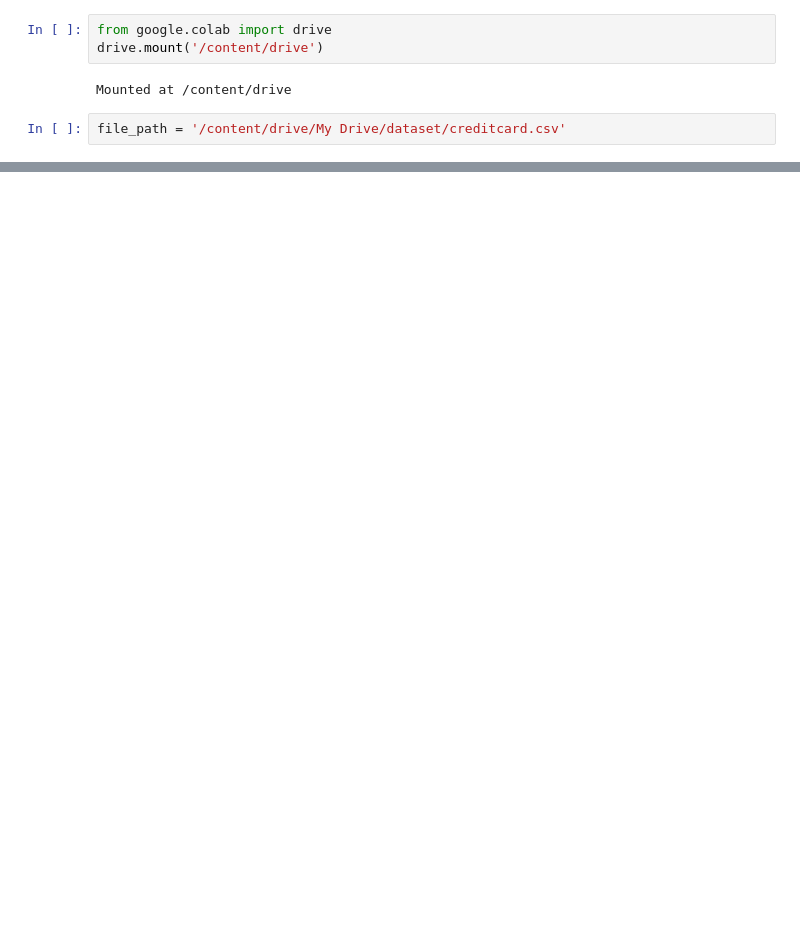
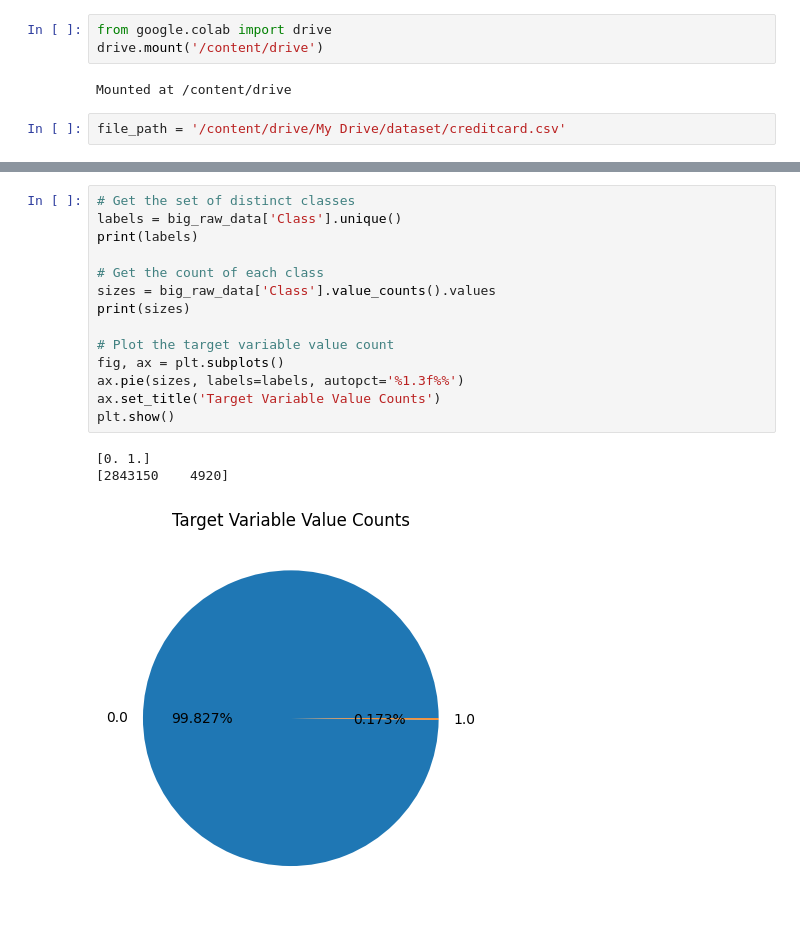
Before and after one commit to surajBR7/credit_card_fraud_detection, a Jupyter notebook: CCFD.ipynb, the cells around one changed output, grey strips where cells are left out. Drawn from its saved outputs; the diff is of its cells as text; blank space fills up the shorter version.

```diff
--- a/CCFD.ipynb
+++ b/CCFD.ipynb
@@ -22 +93,19 @@ df.head(5)
 5 rows × 31 columns
+# %%
+# Get the set of distinct classes
+labels = big_raw_data['Class'].unique()
+print(labels)
+
+# Get the count of each class
+sizes = big_raw_data['Class'].value_counts().values
+print(sizes)
+
+# Plot the target variable value count
+fig, ax = plt.subplots()
+ax.pie(sizes, labels=labels, autopct='%1.3f%%')
+ax.set_title('Target Variable Value Counts')
+plt.show()
+# %% [output]
+[0. 1.]
+[2843150    4920]
+[figure, added]
```
Also changed, not shown: parts of 14 cells of this notebook.
